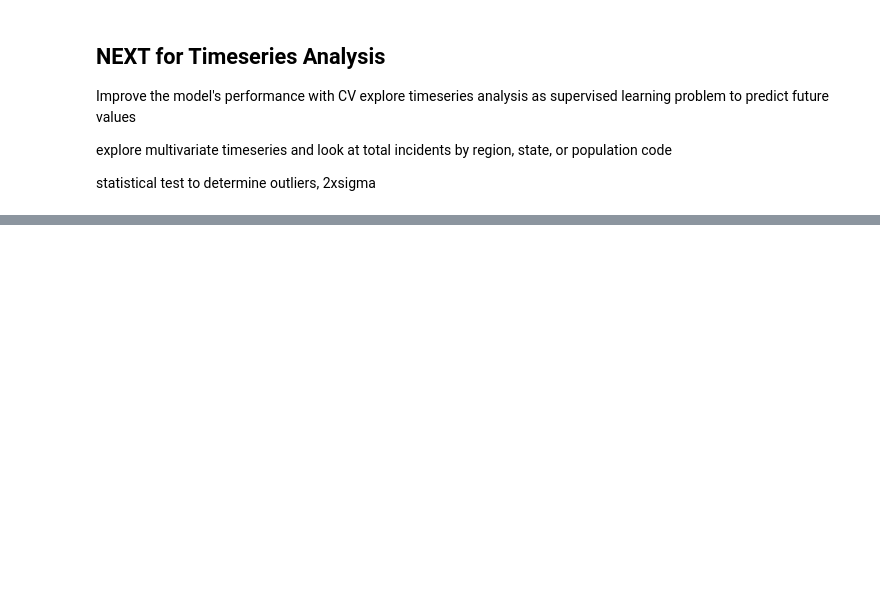
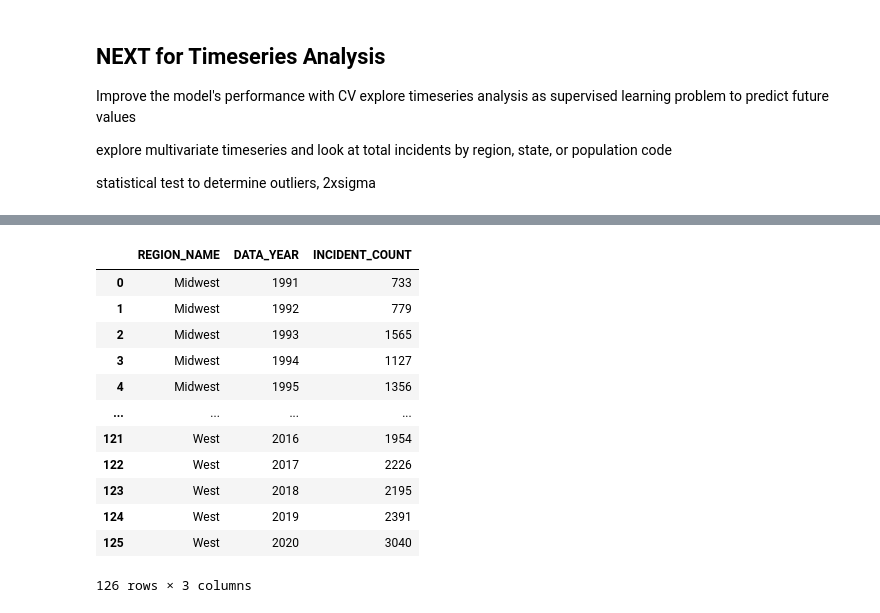
Before and after one commit to CEsperance/Final_Project, a Jupyter notebook: Analysis_Timeseries.ipynb, the cells around one changed output, grey strips where cells are left out. Cells and saved outputs as stored; diff of their text form; code cells hidden in the pictures; blank space fills up the shorter version.

```diff
--- a/Analysis_Timeseries.ipynb
+++ b/Analysis_Timeseries.ipynb
@@ -381,0 +548,16 @@ results_df
+# %%
+region_grouped
+# %% [output]
+|  | REGION_NAME | DATA_YEAR | INCIDENT_COUNT |
+| 0 | Midwest | 1991 | 733 |
+| 1 | Midwest | 1992 | 779 |
+| 2 | Midwest | 1993 | 1565 |
+| 3 | Midwest | 1994 | 1127 |
+| 4 | Midwest | 1995 | 1356 |
+| ... | ... | ... | ... |
+| 121 | West | 2016 | 1954 |
+| 122 | West | 2017 | 2226 |
+| 123 | West | 2018 | 2195 |
+| 124 | West | 2019 | 2391 |
+| 125 | West | 2020 | 3040 |
+126 rows × 3 columns
```
Also changed, not shown: parts of 15 cells of this notebook.
